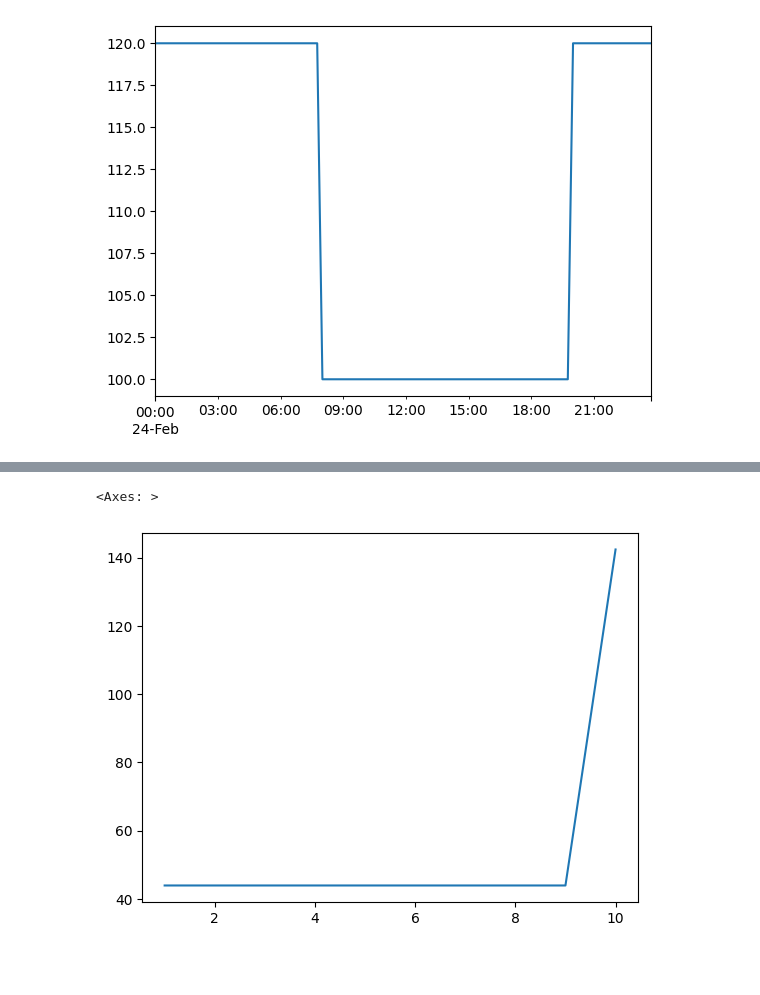
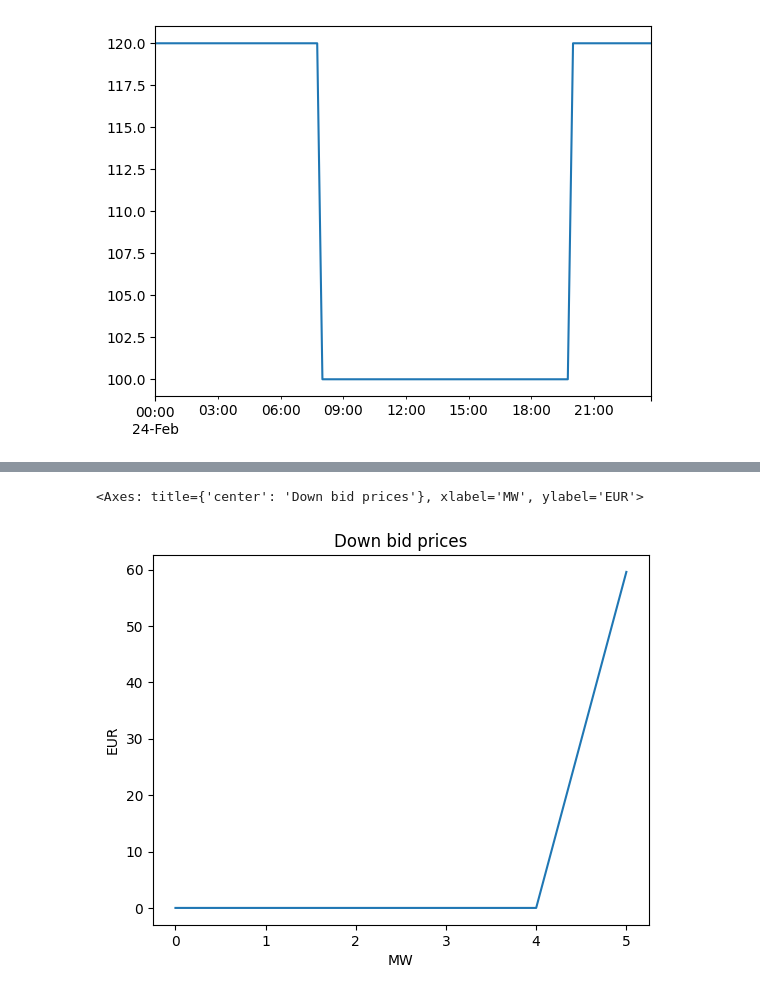
Before and after one commit to edu230991/energy-notebooks, a Jupyter notebook: power-to-heat/heat-optimization-ancillaries-activation.ipynb, the cells around one changed output, grey strips where cells are left out. Saved outputs shown, nothing was run; the diff lists cells and outputs as text; code cells hidden in the pictures; blank space fills up the shorter version.

Commit message:
completed activation notebooks

```diff
--- a/power-to-heat/heat-optimization-ancillaries-activation.ipynb
+++ b/power-to-heat/heat-optimization-ancillaries-activation.ipynb
@@ -14,7 +14,9 @@ idx = pd.date_range(start=time_from, end=time_to, freq="15min", inclusive="left"
 # %%
 # get day-ahead price (assume it is known)
 time_from_str = time_from.tz_convert("UTC").strftime("%Y-%m-%dT%H:%M")
-time_to_str = (time_to + pd.Timedelta("1h")).tz_convert("UTC").strftime("%Y-%m-%dT%H:%M")
+time_to_str = (
+    (time_to + pd.Timedelta("1h")).tz_convert("UTC").strftime("%Y-%m-%dT%H:%M")
+)
 price_area = "DK1"
 
 url = f"https://api.energidataservice.dk/dataset/DayAheadPrices"
@@ -106,18 +119,15 @@ plt.plot(total_e_cons.value.round(4))
 # %%
-# example of up-regulation
-up_regulation_cap.value = 10
-up_regulation.value = [max_power_cons] * len(idx)
-
-problem.solve()
 total_cost_plan = problem.objective.value
-
 plt.plot(total_e_cons.value.round(4), label="plan before activation")
 
-up_regulation.value[0] = 10
+# example of up-regulation
+# capacity constraint is only applied after the first period
+up_regulation_cap.value[0] = 0
+up_regulation_activation_level.value[0] = 5
+
 problem.solve()
 total_cost_new = problem.objective.value
 
 plt.plot(total_e_cons.value.round(4), label="plan after activation")
-
 print("Change in cost:", total_cost_new - total_cost_plan)
 # %% [output]
@@ -126,6 +136,7 @@ Change in cost: 439.12247130676406
 # %%
 up_reg_bid_price = pd.Series()
-for i in range(10, 20):
-    up_regulation.value[0] = i
+for i in range(15):
+    up_regulation_activation_level.value[0] = i
     problem.solve()
-    up_reg_bid_price.loc[max_power_cons - i] = constraints[2].dual_value.round(4)[0]
+    up_reg_bid_price.loc[15 - i] = constraints[3].dual_value.round(4)[0]
+up_reg_bid_price.plot(title="Up bid prices", ylabel="EUR", xlabel="MW")
@@ -132,5 +146,14 @@ for i in range(10, 20):
 # %%
-up_reg_bid_price.plot()
+# capacity constraint is only applied after the first period
+down_regulation_cap.value[0] = 0
+up_regulation_activation_level.value[0] = 1e9
+
+down_reg_bid_price = pd.Series()
+for i in range(15, 21):
+    down_regulation_activation_level.value[0] = i
+    problem.solve()
+    down_reg_bid_price.loc[i-15] = constraints[4].dual_value.round(4)[0]
+down_reg_bid_price.plot(title="Down bid prices", ylabel="EUR", xlabel="MW")
 # %% [output]
-<Axes: >
+<Axes: title={'center': 'Down bid prices'}, xlabel='MW', ylabel='EUR'>
-[figure, old version]
+[figure, new version]
```
Also changed, not shown: parts of 5 cells of this notebook, 2 other files.
